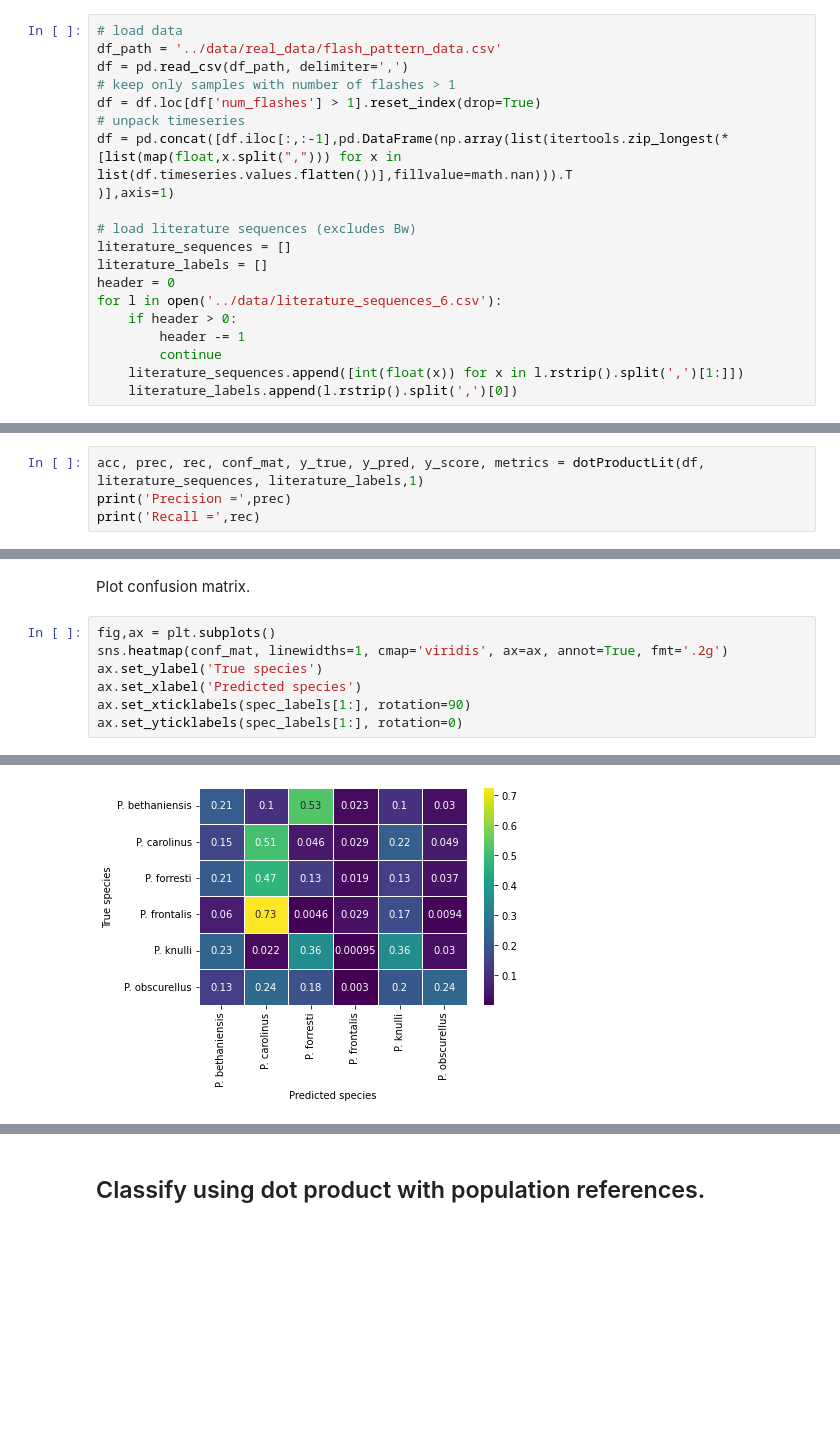
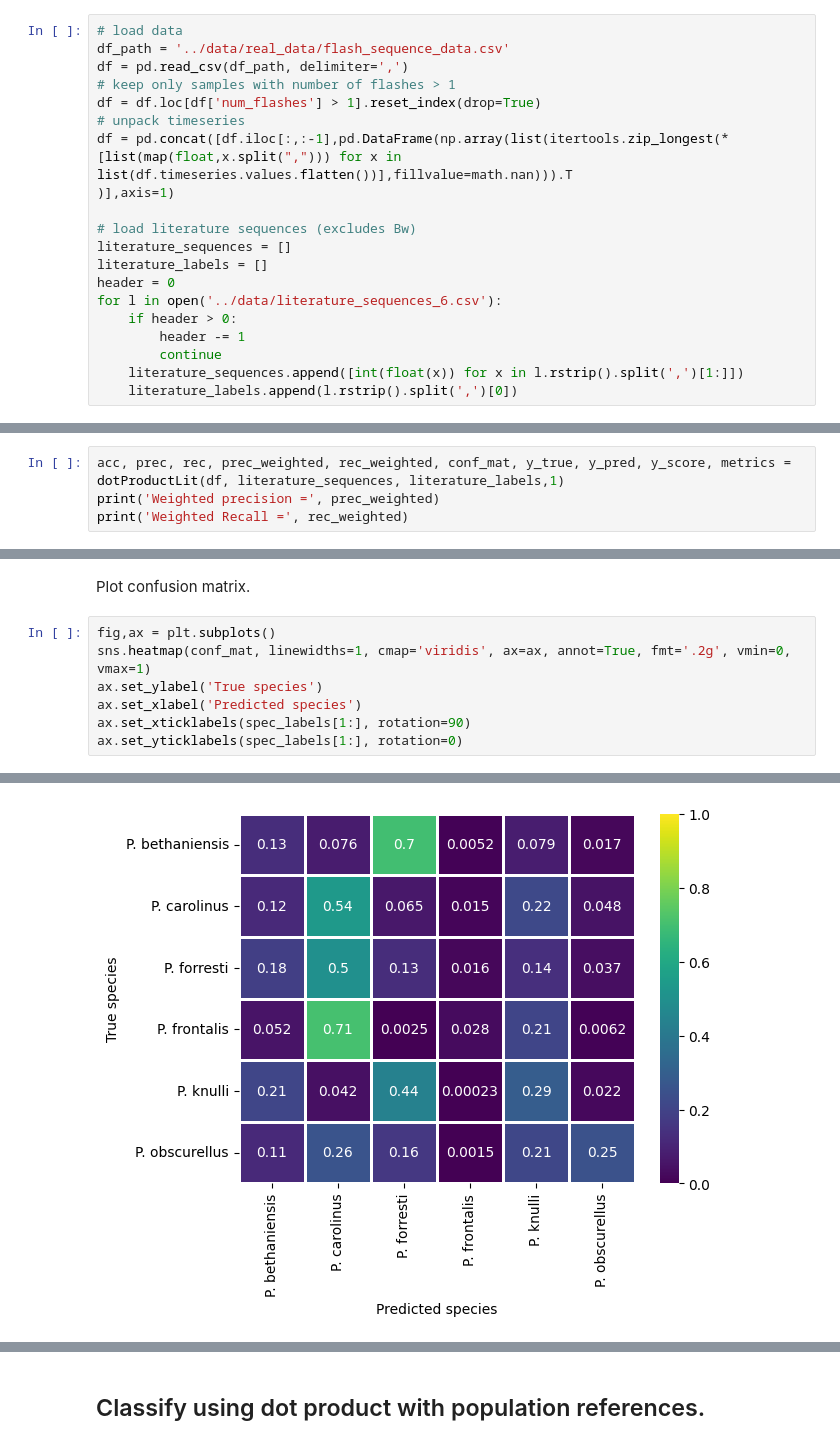
Before and after one commit to peleg-lab/FireflyClassification, a Jupyter notebook: signal_processing_notebooks/dotProduct.ipynb, the cells around one changed output, grey strips where cells are left out. Drawn from its saved outputs; the diff is of its cells as text; blank space fills up the shorter version.

```diff
--- a/signal_processing_notebooks/dotProduct.ipynb
+++ b/signal_processing_notebooks/dotProduct.ipynb
@@ -14,7 +15,7 @@ from dot_product import *
 Load binary sequence data, labels, and literature references.
 # %%
 # load data
-df_path = '../data/real_data/flash_pattern_data.csv'
+df_path = '../data/real_data/flash_sequence_data.csv'
 df = pd.read_csv(df_path, delimiter=',')
 # keep only samples with number of flashes > 1
 df = df.loc[df['num_flashes'] > 1].reset_index(drop=True)
@@ -35,7 +36,7 @@ for l in open('../data/literature_sequences_6.csv'):
 # %% [markdown]
 ## Classify using dot product with literature references.
 # %%
-acc, prec, rec, conf_mat, y_true, y_pred, y_score, metrics = dotProductLit(df, literature_sequences, literature_labels,1)
-print('Precision =',prec)
-print('Recall =',rec)
+acc, prec, rec, prec_weighted, rec_weighted, conf_mat, y_true, y_pred, y_score, metrics = dotProductLit(df, literature_sequences, literature_labels,1)
+print('Weighted precision =', prec_weighted)
+print('Weighted Recall =', rec_weighted)
 # %% [output]
@@ -87,19 +86,19 @@ plt.show()
 Plot confusion matrix.
 # %%
 fig,ax = plt.subplots()
-sns.heatmap(conf_mat, linewidths=1, cmap='viridis', ax=ax, annot=True, fmt='.2g')
+sns.heatmap(conf_mat, linewidths=1, cmap='viridis', ax=ax, annot=True, fmt='.2g', vmin=0, vmax=1)
 ax.set_ylabel('True species')
 ax.set_xlabel('Predicted species')
 ax.set_xticklabels(spec_labels[1:], rotation=90)
 ax.set_yticklabels(spec_labels[1:], rotation=0)
 # %% [output]
 [Text(0, 0.5, 'P. bethaniensis'),
  Text(0, 1.5, 'P. carolinus'),
  Text(0, 2.5, 'P. forresti'),
  Text(0, 3.5, 'P. frontalis'),
  Text(0, 4.5, 'P. knulli'),
  Text(0, 5.5, 'P. obscurellus')]
-[figure, old version]
+[figure, new version]
 # %%
 # Optional: pickle the output
 import pickle
```
Also changed, not shown: parts of 16 cells of this notebook, 8 other files.
